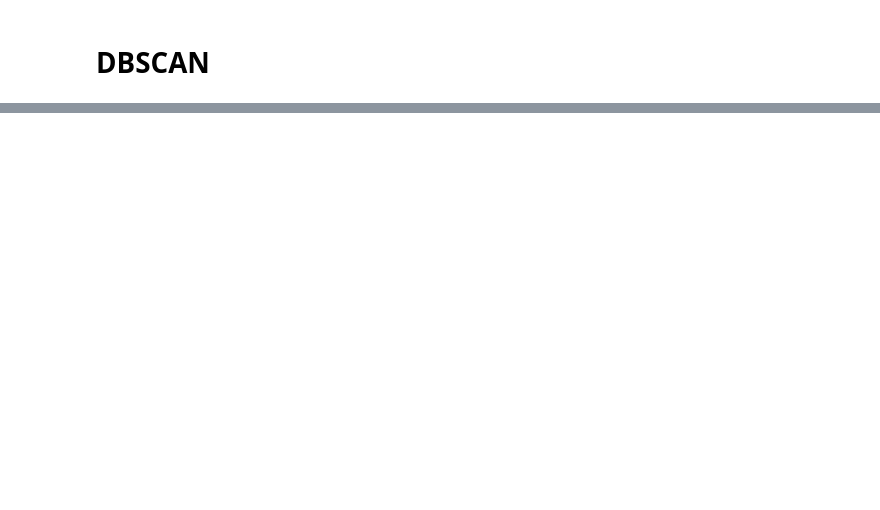
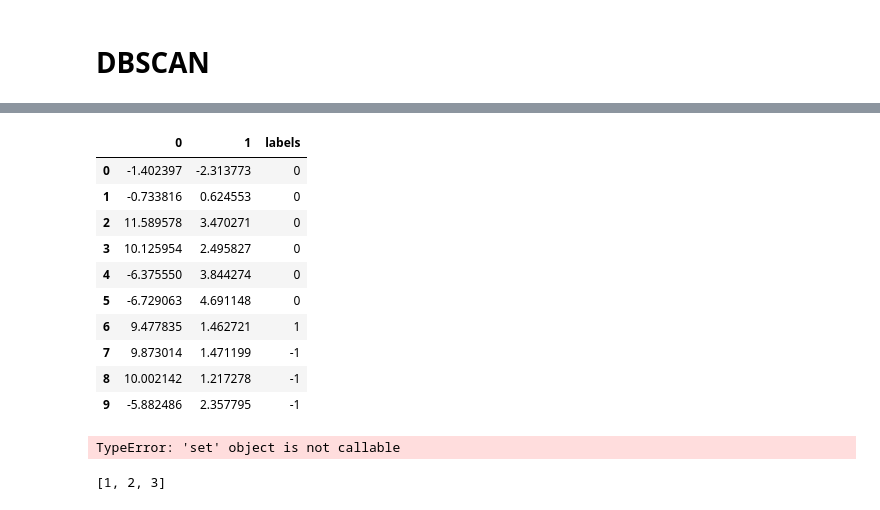
Before and after one commit to mpHarm88/projects, a Jupyter notebook: dbscan/dbscan.ipynb, the cells around one changed output, grey strips where cells are left out. Cells and saved outputs as stored; diff of their text form; code cells hidden in the pictures; blank space fills up the shorter version.

```diff
--- a/dbscan/dbscan.ipynb
+++ b/dbscan/dbscan.ipynb
@@ -40,20 +39,0 @@ plt.show()
-# %%
-# Implement by hand
-
-class dbscan2():
-    def __init__(self,df, epsilon=0.5, min_points=5):
-        self.df = df
-        self.epsilon = epsilon
-        self.min_points = min_points
-
-    def fit(self):
-        "Fit the data"
-        pass
-
-    def predict(self):
-        "Return the predicted labels"
-        pass
-
-test = dbscan2(df, 1, 2)
-print(test.epsilon)
-print(test.min_points)
@@ -62,0 +202,20 @@ print(test.min_points)
+# %%
+test.df
+# %% [output]
+|  | 0 | 1 | labels |
+| 0 | -1.402397 | -2.313773 | 0 |
+| 1 | -0.733816 | 0.624553 | 0 |
+| 2 | 11.589578 | 3.470271 | 0 |
+| 3 | 10.125954 | 2.495827 | 0 |
+| 4 | -6.375550 | 3.844274 | 0 |
+| 5 | -6.729063 | 4.691148 | 0 |
+| 6 | 9.477835 | 1.462721 | 1 |
+| 7 | 9.873014 | 1.471199 | -1 |
+| 8 | 10.002142 | 1.217278 | -1 |
+| 9 | -5.882486 | 2.357795 | -1 |
+# %%
+st = {2,3}
+st2 = {1,2,3}
+st(1)
+# %% [output]
+TypeError: 'set' object is not callable
@@ -62,0 +258,7 @@ print(test.min_points)
+# %%
+ls = []
+ls.extend([1,2,3])
+
+ls
+# %% [output]
+[1, 2, 3]
```
Also changed, not shown: parts of 12 cells of this notebook.
